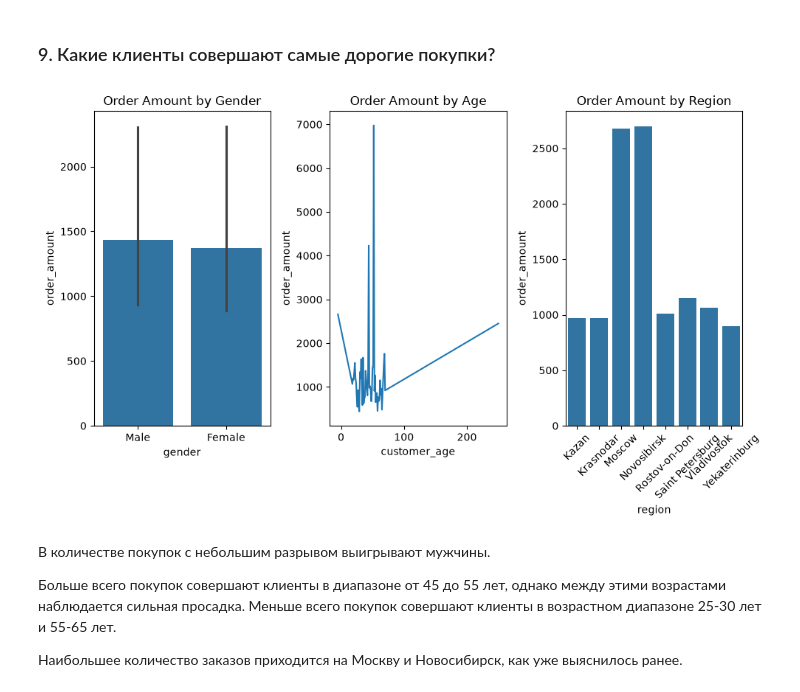
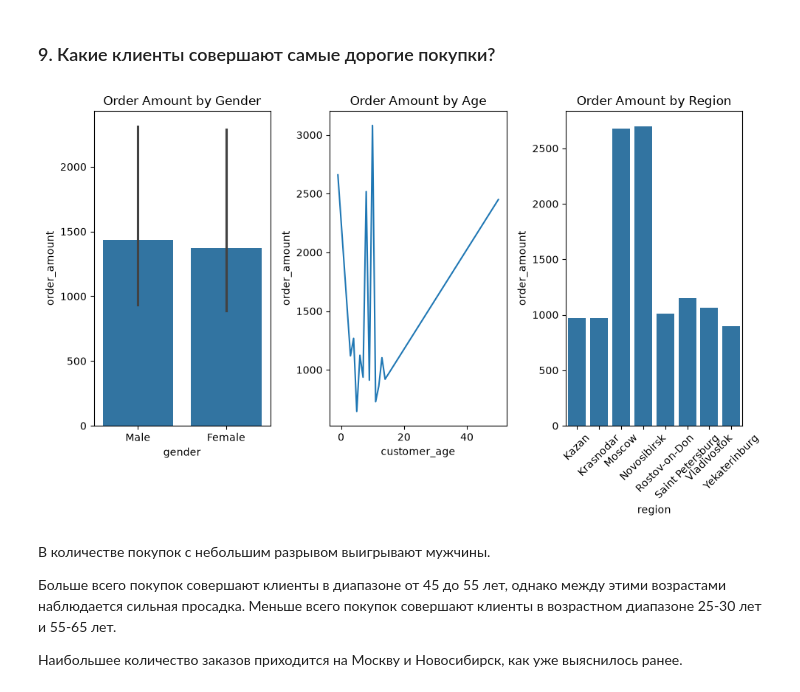
Before and after one commit to nsklvw/dataset_analysis, a Jupyter notebook: notebooks/analysis.ipynb, the cells around one changed output. Saved outputs shown, nothing was run; the diff lists cells and outputs as text; code cells hidden in the pictures.

```diff
--- a/notebooks/analysis.ipynb
+++ b/notebooks/analysis.ipynb
@@ -343,5 +345,5 @@ delivery_days         0.0
 customer_rating       0.0
 dtype: object
 # %%
+df = df[(df['customer_age'] >= 18) & (df['customer_age'] <= 90)]
 df['customer_age'] = df['customer_age'].fillna(df['customer_age'].median())
-df[(df['customer_age'] < 0) | (df['customer_age'] > 90)].sum()
@@ -584,22 +568,22 @@ plt.show()
 # %%
 fig, axes = plt.subplots(1, 3,figsize=(10, 6))
 
 sns.barplot(data=df, x='gender', y='order_amount', ax=axes[0])
 axes[0].set_title('Order Amount by Gender')
 
-age = df.groupby('customer_age')['order_amount'].mean().reset_index()
+age = df.groupby(df['customer_age']//5)['order_amount'].mean().reset_index()
 sns.lineplot(data=age, x='customer_age', y='order_amount', ax=axes[1])
 axes[1].set_title('Order Amount by Age')
 
 region = df.groupby('region')['order_amount'].mean().reset_index()
 sns.barplot(data=region, x='region', y='order_amount', ax=axes[2])
 axes[2].tick_params(axis='x', rotation=45)
 axes[2].set_title('Order Amount by Region')
 
 plt.tight_layout()
 plt.show()
 # %% [output]
-[figure, old version]
+[figure, new version]
 # %% [markdown]
 В количестве покупок с небольшим разрывом выигрывают мужчины.
 
```
Also changed, not shown: parts of 5 cells of this notebook.
